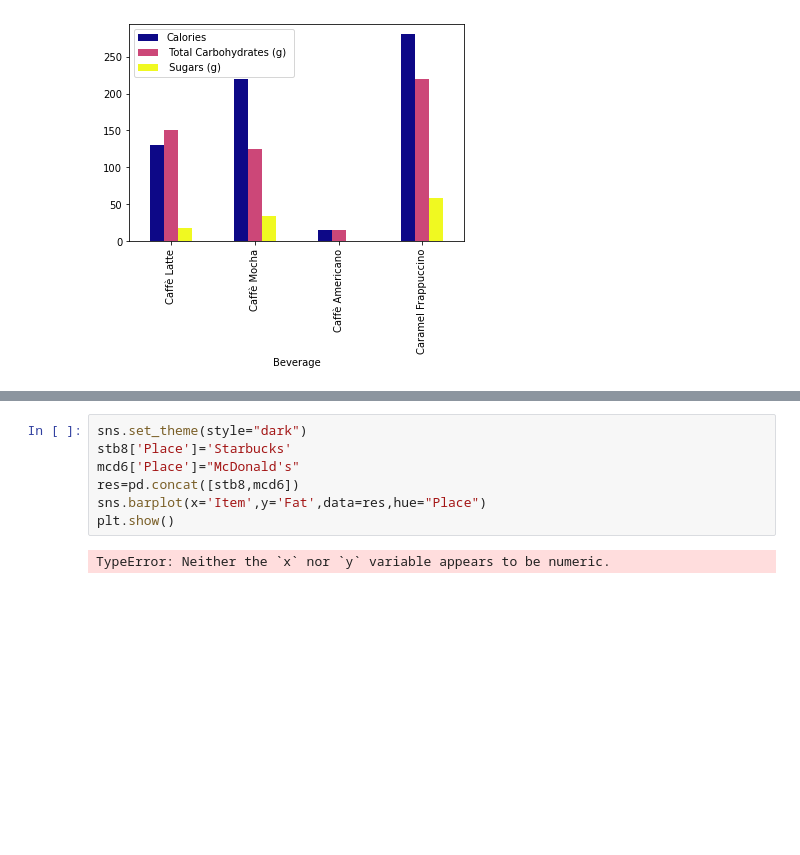
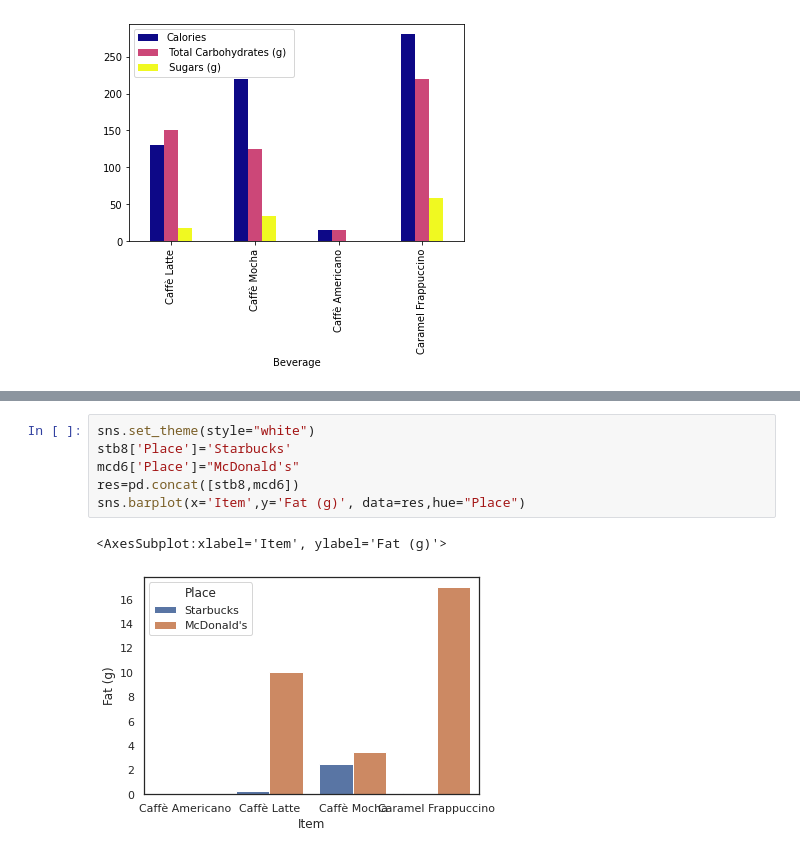
Before and after one commit to khp2906/ds_1300_notebooks, a Jupyter notebook: project/project.ipynb, the cells around one changed output, grey strips where cells are left out. Drawn from its saved outputs; the diff is of its cells as text; blank space fills up the shorter version.

```diff
--- a/project/project.ipynb
+++ b/project/project.ipynb
@@ -321,11 +326,11 @@ stb8
 | 22 | Caffè Mocha | Grande Nonfat Milk | 220 | 2.5 | 125 | 34 |
 | 202 | Caramel Frappuccino | Grande Nonfat Milk | 280 | 0.1 | 220 | 59 |
 # %%
-sns.set_theme(style="dark")
+sns.set_theme(style="white")
 stb8['Place']='Starbucks'
 mcd6['Place']="McDonald's"
 res=pd.concat([stb8,mcd6])
-sns.barplot(x='Item',y='Fat',data=res,hue="Place")
-plt.show()
+sns.barplot(x='Item',y='Fat (g)', data=res,hue="Place")
 # %% [output]
-TypeError: Neither the `x` nor `y` variable appears to be numeric.
+<AxesSubplot:xlabel='Item', ylabel='Fat (g)'>
+[figure, added]
```
Also changed, not shown: parts of 2 cells of this notebook.
